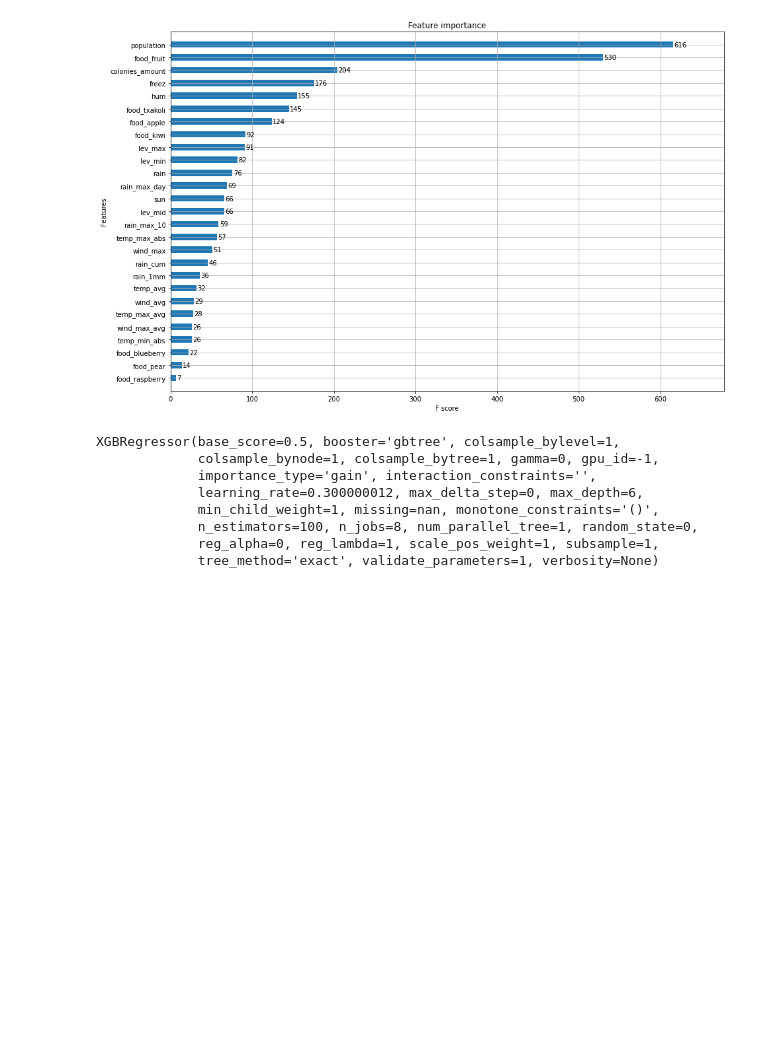
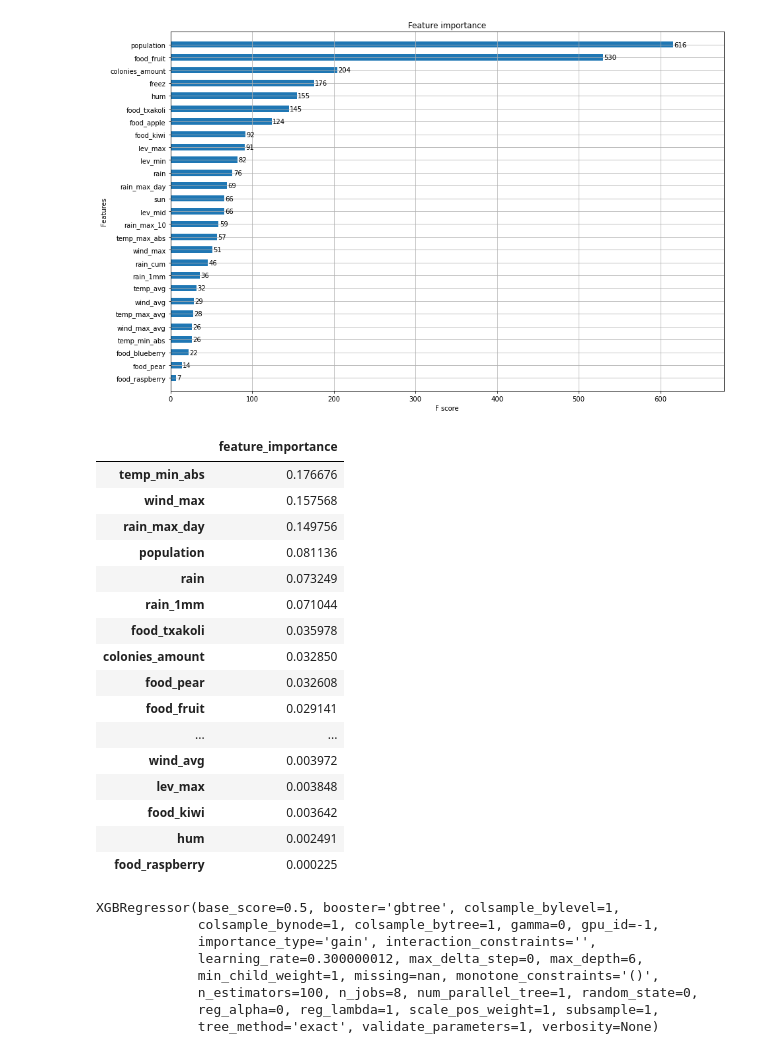
Before and after one commit to IEwaspbusters/KopuruVespaCompetitionIE, a Jupyter notebook: Competition_subs/2021-05-12_submit/batch_XGyears/workerbee05_HEX.ipynb, the cells around one changed output. Drawn from its saved outputs; the diff is of its cells as text; code cells hidden in the pictures; blank space fills up the shorter version.

```diff
--- a/Competition_subs/2021-05-12_submit/batch_XGyears/workerbee05_HEX.ipynb
+++ b/Competition_subs/2021-05-12_submit/batch_XGyears/workerbee05_HEX.ipynb
@@ -34,10 +34,15 @@ X = queen_train.iloc[:,6:].drop("station_code",axis=1)
 
 # We want to predict our response variable (number of nests in 2020). Remove response variable and non desired categorical columns such as (municip code, year, etc...)
 queen_predict2020 = queen_predict.iloc[:,5:].drop("station_code",axis=1)
+# %%
+# Scale the datasets using MinMaxScaler
+
+X_scaled = preprocessing.minmax_scale(X) # this creates a numpy array
+X_scaled = pd.DataFrame(X_scaled,index=X.index,columns=X.columns) # create a Pandas Dataframe == X
 # %%
 # selecting the XGBoost model and fitting with the train data
 model = XGBRegressor()
-model.fit(X, y)
+model.fit(X_scaled, y)
 # %% [output]
 XGBRegressor(base_score=0.5, booster='gbtree', colsample_bylevel=1,
              colsample_bynode=1, colsample_bytree=1, gamma=0, gpu_id=-1,
@@ -54,6 +59,36 @@ plot_importance(model,height=0.5)
 plt.show()
 # %% [output]
 [figure]
+# %%
+importance = model.feature_importances_
+
+aux_vars = []
+for i in X.columns:
+     aux_vars.append(i)
+
+f_imp = []
+for i in importance:
+    f_imp.append(i)
+
+pd.DataFrame({"feature_importance":f_imp}, index=aux_vars).sort_values(by="feature_importance",ascending=False)
+# %% [output]
+|  | feature_importance |
+| temp_min_abs | 0.176676 |
+| wind_max | 0.157568 |
+| rain_max_day | 0.149756 |
+| population | 0.081136 |
+| rain | 0.073249 |
+| rain_1mm | 0.071044 |
+| food_txakoli | 0.035978 |
+| colonies_amount | 0.032850 |
+| food_pear | 0.032608 |
+| food_fruit | 0.029141 |
+| ... | ... |
+| wind_avg | 0.003972 |
+| lev_max | 0.003848 |
+| food_kiwi | 0.003642 |
+| hum | 0.002491 |
+| food_raspberry | 0.000225 |
 # %%
 # selecting the XGBoost model and fitting with the train data without the irrelevant variables
 # selecting the train X & y variables
```
Also changed, not shown: parts of 8 cells of this notebook, 5 other files.
